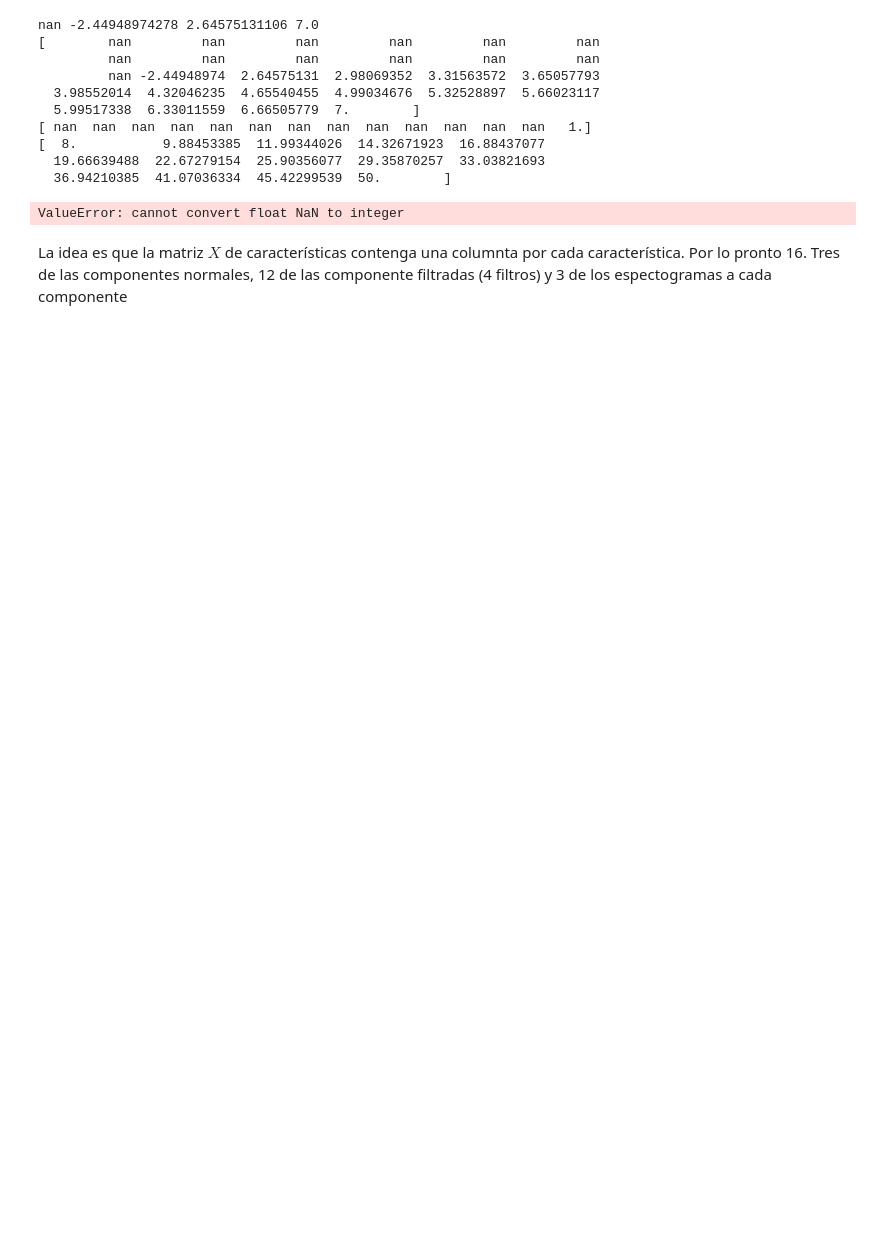
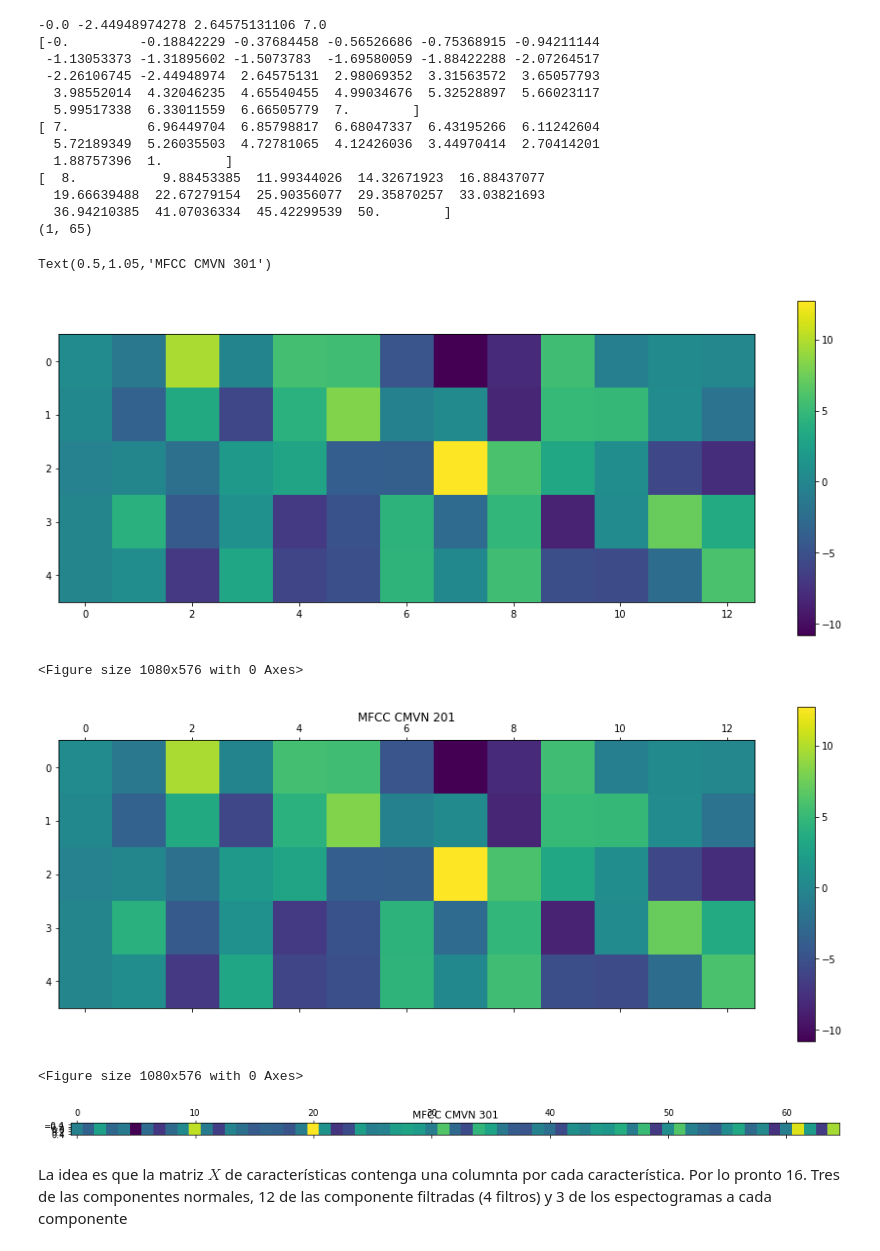
Before and after one commit to dsiervo/TFM, a Jupyter notebook: TFM/prepare_data.ipynb, the cells around one changed output. Saved outputs shown, nothing was run; the diff lists cells and outputs as text; code cells hidden in the pictures; blank space fills up the shorter version.

```diff
--- a/TFM/prepare_data.ipynb
+++ b/TFM/prepare_data.ipynb
@@ -5,8 +5,9 @@ import glob
 import matplotlib.pyplot as plt
 from python_speech_features import mfcc, logfbank, delta, fbank
 import speechpy as spe
+import seaborn as sns
 %matplotlib inline
-
+plt.rcParams['figure.figsize'] = 15, 8
 
 p_files = glob.glob("/home/daniel/Data/wf_512/P/*.mseed")
 n_files = glob.glob("/home/daniel/Data/wf_512/N/*.mseed")
@@ -14,49 +15,62 @@ ruta_p = "/home/daniel/Data/wf/P/P_SGC2018hhuz_20180414-211832_HHZ.mseed"
 ruta_s = "/home/daniel/Data/wf/S/S_SGC2018gocz_20180404-023835_HHZ.mseed"
 ruta_n = "/home/daniel/Data/wf/N/N_SGC2018gohj_20180404-045038_HHZ.mseed"
 
+# 1408, 1409, 14
 wf = [p_files[1408], n_files[1408]]
 
-st = read(n_files[4])
-st_p = read(p_files[4])
+st = read(p_files[4])
+st_p = read(n_files[4])
 #latest_start = np.max([x.stats.starttime for x in st])
 #earliest_stop = np.min([x.stats.endtime for x in st])
 #st.trim(latest_start, earliest_stop)
 st.detrend(type='linear')
 tr =st[0]
+tr.normalize()
 delta = tr.stats.delta
 df = tr.stats.sampling_rate
 x = tr.data
 # 512 --> 200 80, 256 --> 100 40
-feat_mfcc_ = mfcc(x, df, 100/df, 40/df,numcep=13,nfilt=26)
-#                  nfft=1024,highfreq=None,preemph=0.97,ceplifter=22,appendEnergy=True)
+feat_mfcc_ = mfcc(x, df, 200/df, 80/df,numcep=13,nfilt=26, lowfreq=1)
+#                  nfft=1024,lowfreq=1,preemph=0.97,ceplifter=22,appendEnergy=True)
 #feat_new = feat_mfcc_
 feat_new = feat_mfcc_.reshape(1,feat_mfcc_.shape[1]*feat_mfcc_.shape[0])
 print(feat_new.shape)
-mfcc_cmvn_201 = spe.processing.cmvnw(feat_new,201, variance_normalization=False)
+mfcc_cmvn_201 = spe.processing.cmvnw(feat_mfcc_, variance_normalization=False)
 mfcc_cmvn_301 = spe.processing.cmvnw(feat_new,301, variance_normalization=True)
 
-plt.matshow(feat_new)
-plt.title("MFCC")
+plt.matshow(mfcc_cmvn_201)
+plt.colorbar()
+#plt.title("MFCC segmento de ruido")
+plt.gca().xaxis.tick_bottom()
 plt.figure(clear=True)
 plt.matshow(mfcc_cmvn_201)
+plt.colorbar()
 plt.title("MFCC CMVN 201")
 plt.figure(clear=True)
 plt.matshow(mfcc_cmvn_301)
 plt.title("MFCC CMVN 301")
 #st.filter("bandpass", freqmin=filt[2][0], freqmax=filt[2][1], corners=4)
 #st_.spectrogram(log=False, title=st[0].stats.station +" "+ str(st[0].stats.starttime))
 # %% [output]
-nan -2.44948974278 2.64575131106 7.0
-[        nan         nan         nan         nan         nan         nan
-         nan         nan         nan         nan         nan         nan
-         nan -2.44948974  2.64575131  2.98069352  3.31563572  3.65057793
+-0.0 -2.44948974278 2.64575131106 7.0
+[-0.         -0.18842229 -0.37684458 -0.56526686 -0.75368915 -0.94211144
+ -1.13053373 -1.31895602 -1.5073783  -1.69580059 -1.88422288 -2.07264517
+ -2.26106745 -2.44948974  2.64575131  2.98069352  3.31563572  3.65057793
   3.98552014  4.32046235  4.65540455  4.99034676  5.32528897  5.66023117
   5.99517338  6.33011559  6.66505779  7.        ]
-[ nan  nan  nan  nan  nan  nan  nan  nan  nan  nan  nan  nan  nan   1.]
+[ 7.          6.96449704  6.85798817  6.68047337  6.43195266  6.11242604
+  5.72189349  5.26035503  4.72781065  4.12426036  3.44970414  2.70414201
+  1.88757396  1.        ]
 [  8.           9.88453385  11.99344026  14.32671923  16.88437077
   19.66639488  22.67279154  25.90356077  29.35870257  33.03821693
   36.94210385  41.07036334  45.42299539  50.        ]
+(1, 65)
-ValueError: cannot convert float NaN to integer
+Text(0.5,1.05,'MFCC CMVN 301')
+[figure, added]
+<Figure size 1080x576 with 0 Axes>
+[figure, added]
+<Figure size 1080x576 with 0 Axes>
+[figure, added]
 # %% [markdown]
 La idea es que la matriz $X$ de características contenga una columnta por cada característica. Por lo pronto 16. Tres de las componentes normales, 12 de las componente filtradas (4 filtros) y 3 de los espectogramas a cada componente
 # %%
```
Also changed, not shown: parts of 6 cells of this notebook, 10 other files.
